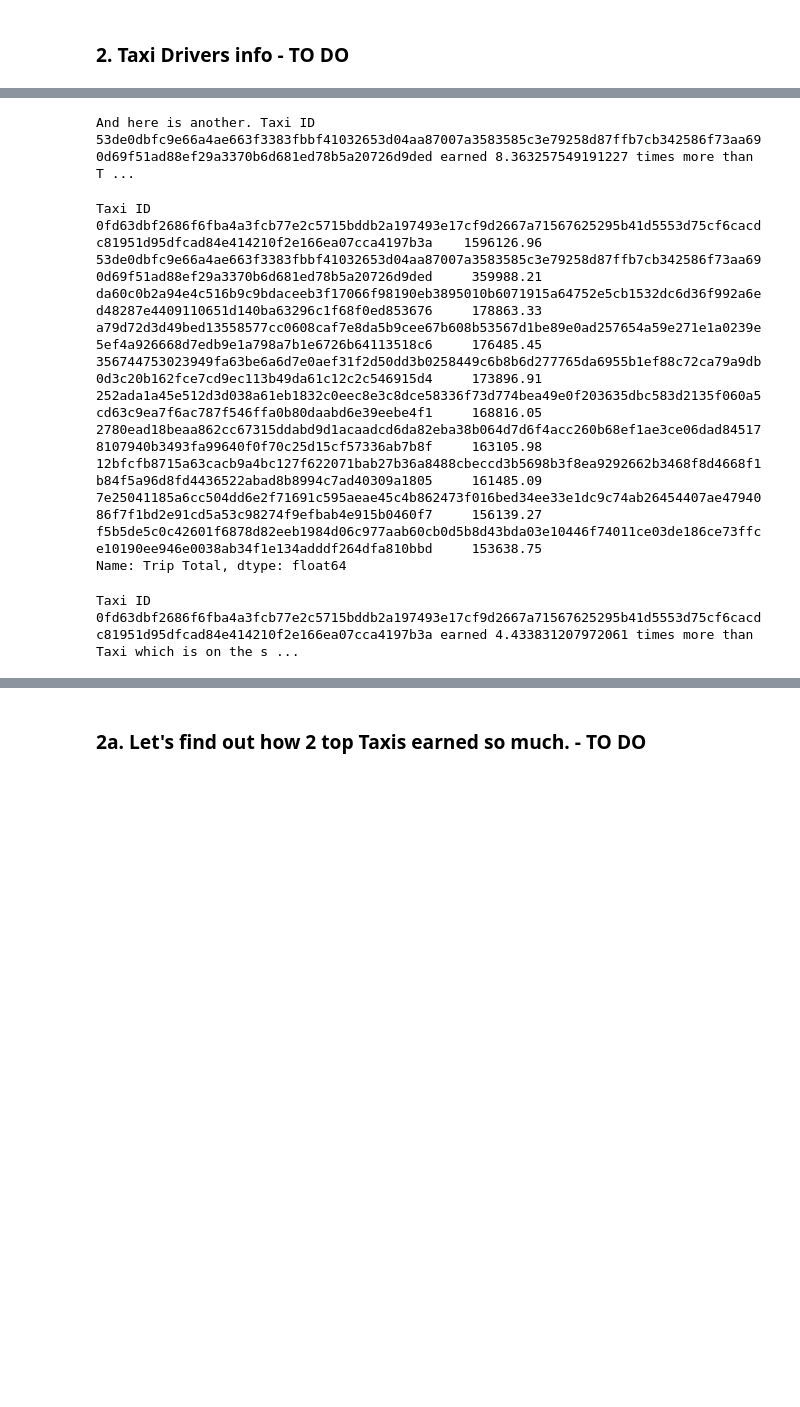
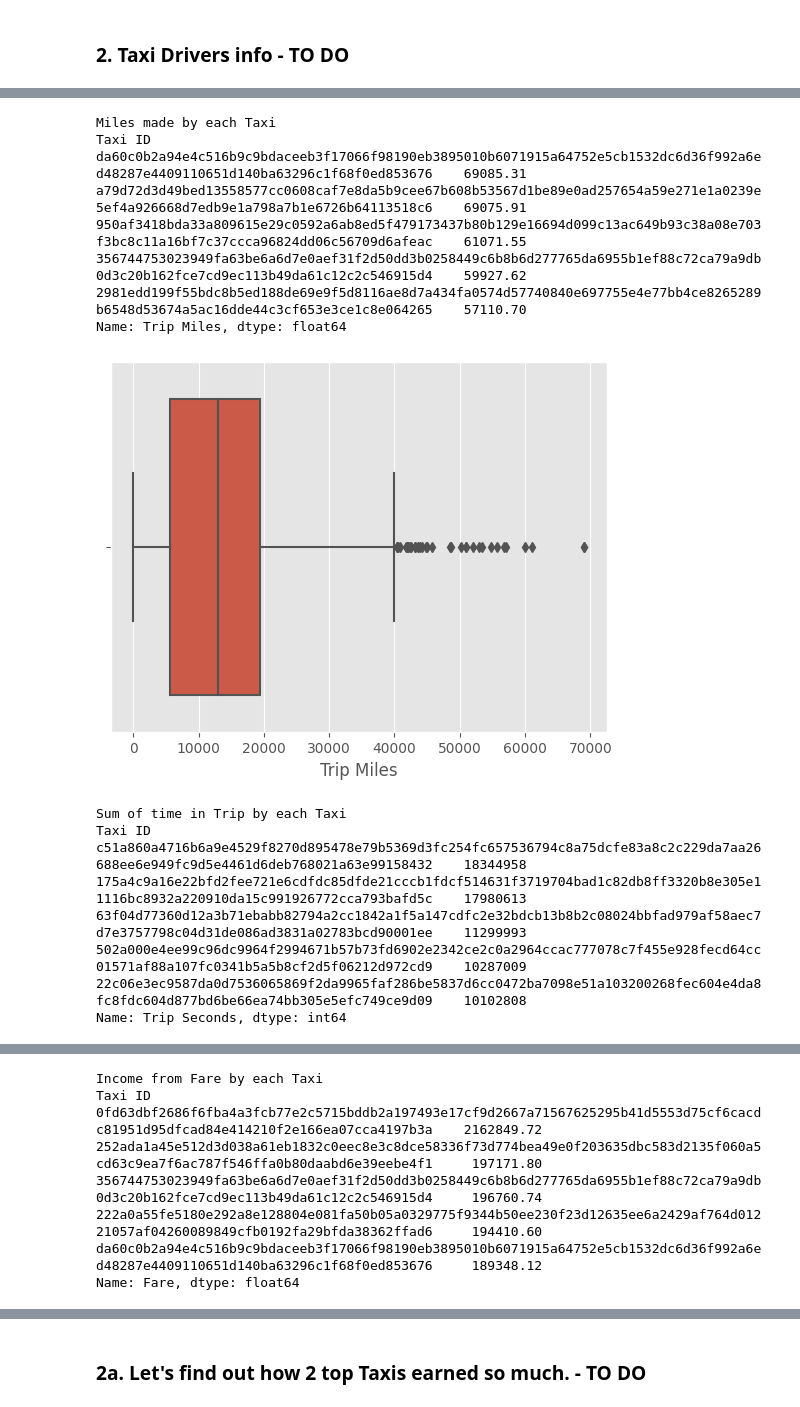
Before and after one commit to DataAnalystPL/Data_analysis, a Jupyter notebook: Chicago_Taxi_2022.ipynb, the cells around one changed output, grey strips where cells are left out. Drawn from its saved outputs; the diff is of its cells as text; code cells hidden in the pictures; blank space fills up the shorter version.

```diff
--- a/Chicago_Taxi_2022.ipynb
+++ b/Chicago_Taxi_2022.ipynb
@@ -583,25 +476,36 @@ Name: Extras, dtype: float64
-# %%
-print(f"And here is another. Taxi ID {extras_per_taxi.index[0]} earned {extras_per_taxi[0]/extras_per_taxi[1]} times more than Taxi which is on the second place.")
-# %% [output]
-And here is another. Taxi ID 53de0dbfc9e66a4ae663f3383fbbf41032653d04aa87007a3583585c3e79258d87ffb7cb342586f73aa690d69f51ad88ef29a3370b6d681ed78b5a20726d9ded earned 8.363257549191227 times more than T ...
-# %%
-#How much each taxi earned in Total?
-earnings_per_taxi = df.groupby('Taxi ID')['Trip Total'].sum().sort_values(ascending=False)
-earnings_per_taxi.head(10)
-# %% [output]
-Taxi ID
-0fd63dbf2686f6fba4a3fcb77e2c5715bddb2a197493e17cf9d2667a71567625295b41d5553d75cf6cacdc81951d95dfcad84e414210f2e166ea07cca4197b3a    1596126.96
-53de0dbfc9e66a4ae663f3383fbbf41032653d04aa87007a3583585c3e79258d87ffb7cb342586f73aa690d69f51ad88ef29a3370b6d681ed78b5a20726d9ded     359988.21
-da60c0b2a94e4c516b9c9bdaceeb3f17066f98190eb3895010b6071915a64752e5cb1532dc6d36f992a6ed48287e4409110651d140ba63296c1f68f0ed853676     178863.33
-a79d72d3d49bed13558577cc0608caf7e8da5b9cee67b608b53567d1be89e0ad257654a59e271e1a0239e5ef4a926668d7edb9e1a798a7b1e6726b64113518c6     176485.45
-356744753023949fa63be6a6d7e0aef31f2d50dd3b0258449c6b8b6d277765da6955b1ef88c72ca79a9db0d3c20b162fce7cd9ec113b49da61c12c2c546915d4     173896.91
-252ada1a45e512d3d038a61eb1832c0eec8e3c8dce58336f73d774bea49e0f203635dbc583d2135f060a5cd63c9ea7f6ac787f546ffa0b80daabd6e39eebe4f1     168816.05
-2780ead18beaa862cc67315ddabd9d1acaadcd6da82eba38b064d7d6f4acc260b68ef1ae3ce06dad845178107940b3493fa99640f0f70c25d15cf57336ab7b8f     163105.98
-12bfcfb8715a63cacb9a4bc127f622071bab27b36a8488cbeccd3b5698b3f8ea9292662b3468f8d4668f1b84f5a96d8fd4436522abad8b8994c7ad40309a1805     161485.09
-7e25041185a6cc504dd6e2f71691c595aeae45c4b862473f016bed34ee33e1dc9c74ab26454407ae4794086f7f1bd2e91cd5a53c98274f9efbab4e915b0460f7     156139.27
-f5b5de5c0c42601f6878d82eeb1984d06c977aab60cb0d5b8d43bda03e10446f74011ce03de186ce73ffce10190ee946e0038ab34f1e134adddf264dfa810bbd     153638.75
-Name: Trip Total, dtype: float64
-# %%
-print(f"Taxi ID {earnings_per_taxi.index[0]} earned {earnings_per_taxi[0]/earnings_per_taxi[1]} times more than Taxi which is on the second place.")
-# %% [output]
-Taxi ID 0fd63dbf2686f6fba4a3fcb77e2c5715bddb2a197493e17cf9d2667a71567625295b41d5553d75cf6cacdc81951d95dfcad84e414210f2e166ea07cca4197b3a earned 4.433831207972061 times more than Taxi which is on the s ...
+# %%
+for feat in trip_details_columns:
+  details = df.groupby('Taxi ID')[feat].sum().sort_values(ascending=False).to_pandas()
+  if feat == 'Trip Miles':
+    print('\033[1mMiles made by each Taxi\033[0m')
+    print(details.round(2).head())
+    sns.boxplot(x=details)
+    plt.show()
+  elif feat == 'Trip Seconds':
+    print('\033[1mSum of time in Trip by each Taxi\033[0m')
+    print(details.round(2).head())
+    sns.boxplot(x=details)
+    plt.show()
+  else:
+    print(f"\033[1mIncome from {feat} by each Taxi\033[0m")
+    print(details.round(2).head())
+    sns.boxplot(x=details)
+    plt.show()
+# %% [output]
+Miles made by each Taxi
+Taxi ID
+da60c0b2a94e4c516b9c9bdaceeb3f17066f98190eb3895010b6071915a64752e5cb1532dc6d36f992a6ed48287e4409110651d140ba63296c1f68f0ed853676    69085.31
+a79d72d3d49bed13558577cc0608caf7e8da5b9cee67b608b53567d1be89e0ad257654a59e271e1a0239e5ef4a926668d7edb9e1a798a7b1e6726b64113518c6    69075.91
+950af3418bda33a809615e29c0592a6ab8ed5f479173437b80b129e16694d099c13ac649b93c38a08e703f3bc8c11a16bf7c37ccca96824dd06c56709d6afeac    61071.55
+356744753023949fa63be6a6d7e0aef31f2d50dd3b0258449c6b8b6d277765da6955b1ef88c72ca79a9db0d3c20b162fce7cd9ec113b49da61c12c2c546915d4    59927.62
+2981edd199f55bdc8b5ed188de69e9f5d8116ae8d7a434fa0574d57740840e697755e4e77bb4ce8265289b6548d53674a5ac16dde44c3cf653e3ce1c8e064265    57110.70
+Name: Trip Miles, dtype: float64
+[figure, added]
+Sum of time in Trip by each Taxi
+Taxi ID
+c51a860a4716b6a9e4529f8270d895478e79b5369d3fc254fc657536794c8a75dcfe83a8c2c229da7aa26688ee6e949fc9d5e4461d6deb768021a63e99158432    18344958
+175a4c9a16e22bfd2fee721e6cdfdc85dfde21cccb1fdcf514631f3719704bad1c82db8ff3320b8e305e11116bc8932a220910da15c991926772cca793bafd5c    17980613
+63f04d77360d12a3b71ebabb82794a2cc1842a1f5a147cdfc2e32bdcb13b8b2c08024bbfad979af58aec7d7e3757798c04d31de086ad3831a02783bcd90001ee    11299993
+502a000e4ee99c96dc9964f2994671b57b73fd6902e2342ce2c0a2964ccac777078c7f455e928fecd64cc01571af88a107fc0341b5a5b8cf2d5f06212d972cd9    10287009
+22c06e3ec9587da0d7536065869f2da9965faf286be5837d6cc0472ba7098e51a103200268fec604e4da8fc8fdc604d877bd6be66ea74bb305e5efc749ce9d09    10102808
+Name: Trip Seconds, dtype: int64
@@ -607,0 +513,8 @@ Taxi ID 0fd63dbf2686f6fba4a3fcb77e2c5715bddb2a197493e17cf9d2667a71567625295b41d5
+Income from Fare by each Taxi
+Taxi ID
+0fd63dbf2686f6fba4a3fcb77e2c5715bddb2a197493e17cf9d2667a71567625295b41d5553d75cf6cacdc81951d95dfcad84e414210f2e166ea07cca4197b3a    2162849.72
+252ada1a45e512d3d038a61eb1832c0eec8e3c8dce58336f73d774bea49e0f203635dbc583d2135f060a5cd63c9ea7f6ac787f546ffa0b80daabd6e39eebe4f1     197171.80
+356744753023949fa63be6a6d7e0aef31f2d50dd3b0258449c6b8b6d277765da6955b1ef88c72ca79a9db0d3c20b162fce7cd9ec113b49da61c12c2c546915d4     196760.74
+222a0a55fe5180e292a8e128804e081fa50b05a0329775f9344b50ee230f23d12635ee6a2429af764d01221057af04260089849cfb0192fa29bfda38362ffad6     194410.60
+da60c0b2a94e4c516b9c9bdaceeb3f17066f98190eb3895010b6071915a64752e5cb1532dc6d36f992a6ed48287e4409110651d140ba63296c1f68f0ed853676     189348.12
+Name: Fare, dtype: float64
```
Also changed, not shown: parts of 39 cells of this notebook.
